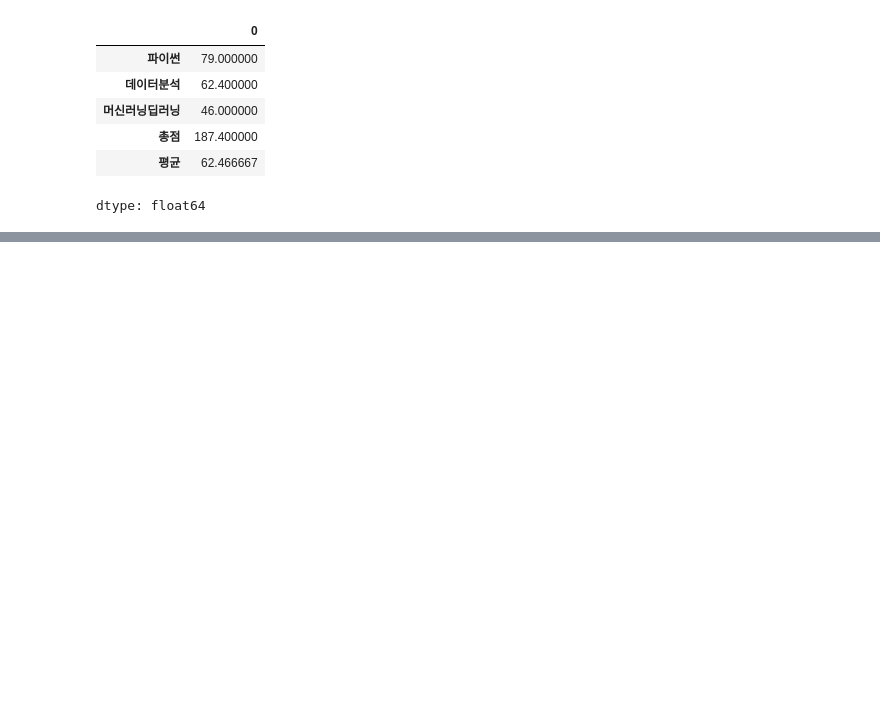
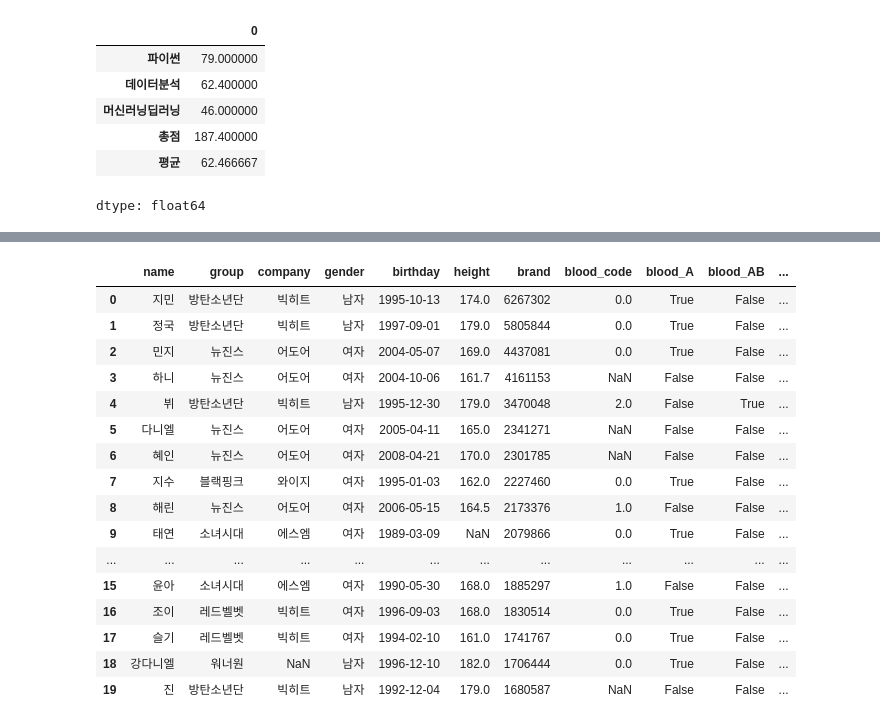
Before and after one commit to JinLeeGG/AI_Project_Preparation, a Jupyter notebook: 3. Data Analysis/02. Pandas/2_Pandas.ipynb, the cells around one changed output, grey strips where cells are left out. Drawn from its saved outputs; the diff is of its cells as text; code cells hidden in the pictures; blank space fills up the shorter version.

```diff
--- a/3. Data Analysis/02. Pandas/2_Pandas.ipynb
+++ b/3. Data Analysis/02. Pandas/2_Pandas.ipynb
@@ -2446,0 +2479,3 @@ df1 + df2 # 행의 갯수가 다를 경우 빠진 데이터를 NaN으로 취급
+# %%
+df_copy = df.copy()
+df_copy
@@ -2446,0 +2621,6 @@ df1 + df2 # 행의 갯수가 다를 경우 빠진 데이터를 NaN으로 취급
+# %%
+# 범주형 데이터는 카테고리 이다.
+# 그룹에 속하는 데이터 이다.
+blood_map = {'A':0, 'B':1, 'AB':2, '0':3} # map을 사용해 object를 Int로 바꾼다.
+df_copy['blood_code'] = df_copy['blood'].map(blood_map) # 라벨 인코딩 작업 (blood > blood_code)
+df_copy.head()
@@ -2446,0 +2634,23 @@ df1 + df2 # 행의 갯수가 다를 경우 빠진 데이터를 NaN으로 취급
+# %%
+# blood에 있는 값을 가져다가 더미에다가 넣는다.
+# blood 값을 가지고 one-hot-encoding을 해준다.
+df_copy = pd.get_dummies(df_copy, columns=['blood']) # True는 1 False는 0
+df_copy
+# %% [output]
+|  | name | group | company | gender | birthday | height | brand | blood_code | blood_A | blood_AB | ... |
+| 0 | 지민 | 방탄소년단 | 빅히트 | 남자 | 1995-10-13 | 174.0 | 6267302 | 0.0 | True | False | ... |
+| 1 | 정국 | 방탄소년단 | 빅히트 | 남자 | 1997-09-01 | 179.0 | 5805844 | 0.0 | True | False | ... |
+| 2 | 민지 | 뉴진스 | 어도어 | 여자 | 2004-05-07 | 169.0 | 4437081 | 0.0 | True | False | ... |
+| 3 | 하니 | 뉴진스 | 어도어 | 여자 | 2004-10-06 | 161.7 | 4161153 | NaN | False | False | ... |
+| 4 | 뷔 | 방탄소년단 | 빅히트 | 남자 | 1995-12-30 | 179.0 | 3470048 | 2.0 | False | True | ... |
+| 5 | 다니엘 | 뉴진스 | 어도어 | 여자 | 2005-04-11 | 165.0 | 2341271 | NaN | False | False | ... |
+| 6 | 혜인 | 뉴진스 | 어도어 | 여자 | 2008-04-21 | 170.0 | 2301785 | NaN | False | False | ... |
+| 7 | 지수 | 블랙핑크 | 와이지 | 여자 | 1995-01-03 | 162.0 | 2227460 | 0.0 | True | False | ... |
+| 8 | 해린 | 뉴진스 | 어도어 | 여자 | 2006-05-15 | 164.5 | 2173376 | 1.0 | False | False | ... |
+| 9 | 태연 | 소녀시대 | 에스엠 | 여자 | 1989-03-09 | NaN | 2079866 | 0.0 | True | False | ... |
+| ... | ... | ... | ... | ... | ... | ... | ... | ... | ... | ... | ... |
+| 15 | 윤아 | 소녀시대 | 에스엠 | 여자 | 1990-05-30 | 168.0 | 1885297 | 1.0 | False | False | ... |
+| 16 | 조이 | 레드벨벳 | 빅히트 | 여자 | 1996-09-03 | 168.0 | 1830514 | 0.0 | True | False | ... |
+| 17 | 슬기 | 레드벨벳 | 빅히트 | 여자 | 1994-02-10 | 161.0 | 1741767 | 0.0 | True | False | ... |
+| 18 | 강다니엘 | 워너원 | NaN | 남자 | 1996-12-10 | 182.0 | 1706444 | 0.0 | True | False | ... |
+| 19 | 진 | 방탄소년단 | 빅히트 | 남자 | 1992-12-04 | 179.0 | 1680587 | NaN | False | False | ... |
```
Also changed, not shown: parts of 16 cells of this notebook.
